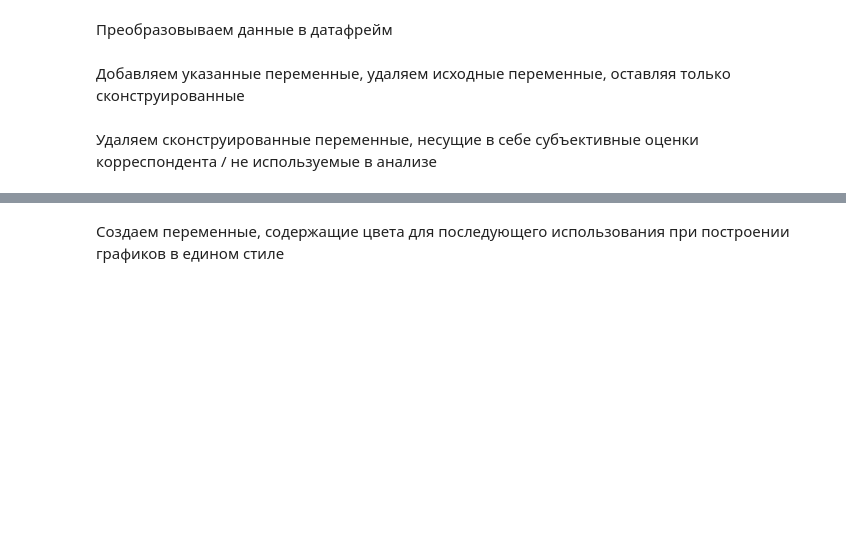
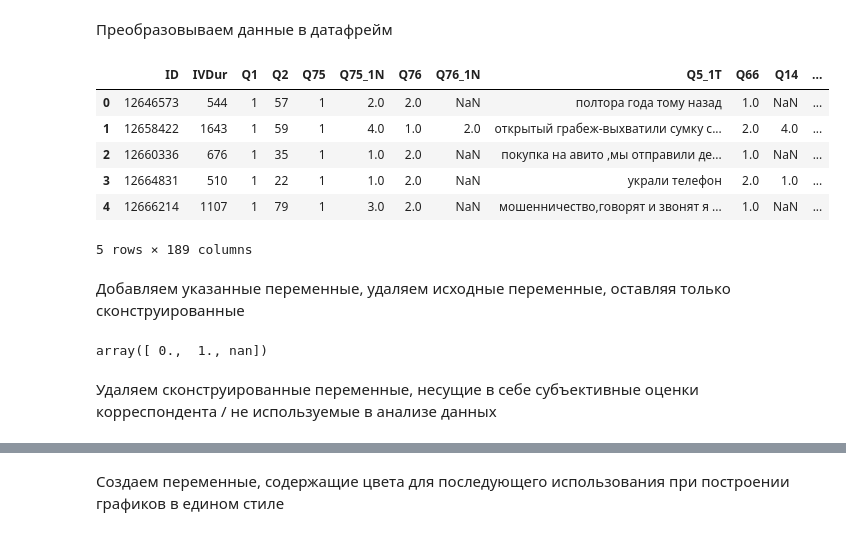
Before and after one commit to litosha/sirius, a Jupyter notebook: Анализ.ipynb, the cells around one changed output, grey strips where cells are left out. Cells and saved outputs as stored; diff of their text form; code cells hidden in the pictures; blank space fills up the shorter version.

```diff
--- a/Анализ.ipynb
+++ b/Анализ.ipynb
@@ -100,6 +79,15 @@ dataset_path = getfile("dataset.csv", "https://dataverse.harvard.edu/api/access/
 # %%
 raw_dataset = pd.read_csv(dataset_path)
 df = raw_dataset.copy()
+df.head()
+# %% [output]
+|  | ID | IVDur | Q1 | Q2 | Q75 | Q75_1N | Q76 | Q76_1N | Q5_1T | Q66 | Q14 | ... |
+| 0 | 12646573 | 544 | 1 | 57 | 1 | 2.0 | 2.0 | NaN | полтора года тому назад | 1.0 | NaN | ... |
+| 1 | 12658422 | 1643 | 1 | 59 | 1 | 4.0 | 1.0 | 2.0 | открытый грабеж-выхватили сумку с... | 2.0 | 4.0 | ... |
+| 2 | 12660336 | 676 | 1 | 35 | 1 | 1.0 | 2.0 | NaN | покупка на авито ,мы отправили де... | 1.0 | NaN | ... |
+| 3 | 12664831 | 510 | 1 | 22 | 1 | 1.0 | 2.0 | NaN | украли телефон | 2.0 | 1.0 | ... |
+| 4 | 12666214 | 1107 | 1 | 79 | 1 | 3.0 | 2.0 | NaN | мошенничество,говорят и звонят я ... | 1.0 | NaN | ... |
+5 rows × 189 columns
 # %% [markdown]
 Добавляем указанные переменные, удаляем исходные переменные, оставляя только сконструированные
 # %%
@@ -113,5 +100,10 @@ df.drop(df.iloc[:, :122], inplace=True, axis=1)
+# %%
+df.head()
+df['crime_is_seeking_medical_help'].unique()
+# %% [output]
+array([ 0.,  1., nan])
 # %% [markdown]
-Удаляем сконструированные переменные, несущие в себе субъективные оценки корреспондента / не используемые в анализе
+Удаляем сконструированные переменные, несущие в себе субъективные оценки корреспондента / не используемые в анализе данных
 # %%
 # Список удаляемых сконструированных переменных, несущих в себе субъективные оценки корреспондента / не используемых в анализе
 drop_list = ['resp_place_is_city', 'resp_place_population',
```
Also changed, not shown: parts of 30 cells of this notebook.
